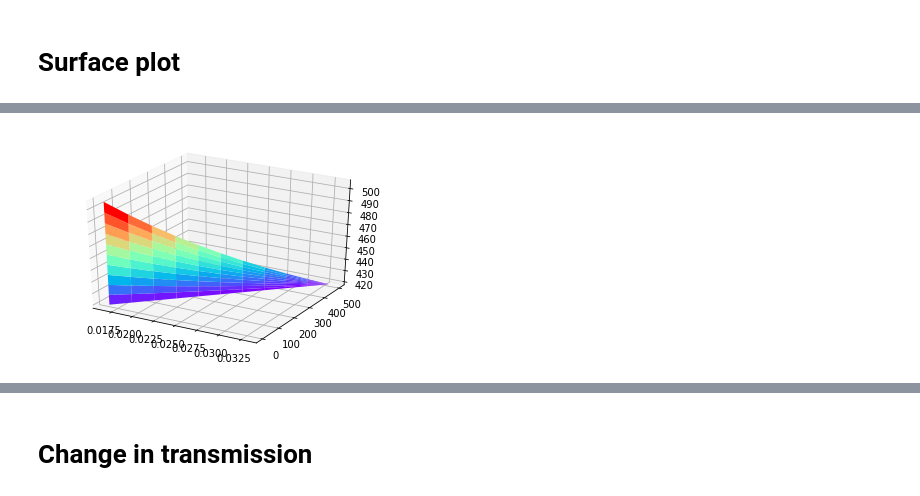
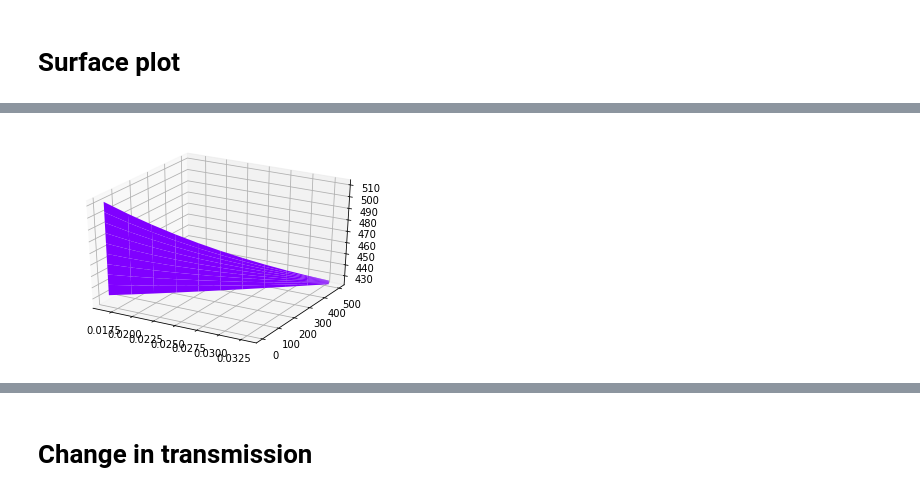
Before and after one commit to susiecant/MSc-project-code, a Jupyter notebook: differential equations with host mutation.ipynb, the cells around one changed output, grey strips where cells are left out. Drawn from its saved outputs; the diff is of its cells as text; code cells hidden in the pictures.

```diff
--- a/differential equations with host mutation.ipynb
+++ b/differential equations with host mutation.ipynb
@@ -164,20 +220,16 @@ def SEIS_SI_mut(INP,t):
 # %%
 mut_recovery=np.linspace(0.0165,0.033,5)
 RES_recoveryE=np.zeros((1001,9,5))
+eps=1e-20
+r=0.5;
+mutants=100
+Num=900
+beta=np.array([[0, 0.2], [0.5, 0.5]]);
 
-r=0.5/1e3;
-mutants=100
-N=900
-beta=np.array([[0, 0.2], [0.5, 0.5]]);
 sigma=np.array([0.025,0.143])
 d=np.array([5.5e-5, 0.05]);
 nu=np.array([5.5e-2, 5e2]);
-X0=np.array([1e3-mutants,mutants, 1e4]);
-Y0=np.array([1,0, 1]);
-ND=MaxTime=10000.0;
-TS=1.0
-#alpha=1.0
-INPUT=np.hstack((X0,Y0))
+
 for i in range(5):
     X0=np.array([1e3-mutants,mutants, 1e4]);
     Y0=np.array([0,0,0,1,0, 1]);
@@ -208,7 +260,7 @@ plt.show()
 m=np.linspace(0,500,11)
 RES_m=np.zeros((1001,9,11))
 
-r=0.5/1e3;
+r=0.5;
 
 beta=np.array([[0, 0.2], [0.5, 0.5]]);
 sigma=np.array([0.025,0.143])
@@ -219,7 +271,7 @@ gamma=np.array([0.033, 0,0.0165]);
 
 for i in range(11):
     mutants=m[i]
-    N=1e3-mutants
+    Num=1e3-mutants
     X0=np.array([1e3-mutants,mutants, 1e4]);
     Y0=np.array([0,0,0,1,0, 1]);
     ND=MaxTime=1000.0;
@@ -264,24 +316,24 @@ plt.show()
 # %% [markdown]
 # Surface plot
 # %%
-m=np.linspace(0,500,11)
-m_recov=np.linspace(0.0165,0.033,11)
-RES_m=np.zeros((1001,9,11,11))
+m=np.linspace(1,500,500)
+m_recov=1/np.linspace(1/0.033,1/0.0165,11)
+RES_m=np.zeros((1001,9,500,11))
 
-r=0.5/1e3;
+r=0.5;
 
-beta=np.array([[0, 0.2], [0.5, 0.5]]);
-sigma=np.array([0.025,0.143])
-d=np.array([5.5e-5, 0.05]);
-nu=np.array([5.5e-2, 5e2]);
-gamma=np.array([0.033, 0,0.0165]);
+beta=np.array([[0, 0.02], [0.5, 0.5]]);
+sigma=np.array([0.1,0.143])
+d=np.array([5.5e-5, 0.1]);
+nu=np.array([5.5e-2, 1e3]);
+#gamma=np.array([0.033, 0,0.0165]);
 
 for j in range(11):
     gamma=np.array([0.033, 0,m_recov[j]]);
 
-    for i in range(11):
+    for i in range(500):
         mutants=m[i]
-        N=1e3-mutants
+        Num=1e3-mutants
         X0=np.array([1e3-mutants,mutants, 1e4]);
         Y0=np.array([0,0,0,1,0, 1]);
         ND=MaxTime=1000.0;
@@ -300,13 +369,13 @@ Z=RES_m[1000,6,:,:]+RES_m[1000,7,:,:]
 # %%
 fig = plt.figure()
 ax = fig.gca(projection='3d')
-ax.plot_surface(m_recov,m,RES_m[800,6,:,:]+RES_m[800,7,:,:],cmap=rainbow)
+ax.plot_surface(m_recov,m,RES_m[1000,6,:,:]+RES_m[1000,7,:,:],cmap='rainbow')
 #fig.colorbar(surf, shrink=0.3, aspect=5)
 # for angle in range(0, 360):
 #     ax.view_init(30, angle)
 #     plt.draw()
 #     plt.pause(.001)
 
 plt.show()
 # %% [output]
-[figure, old version]
+[figure, new version]
```
Also changed, not shown: parts of 25 cells of this notebook, 2 other files.
